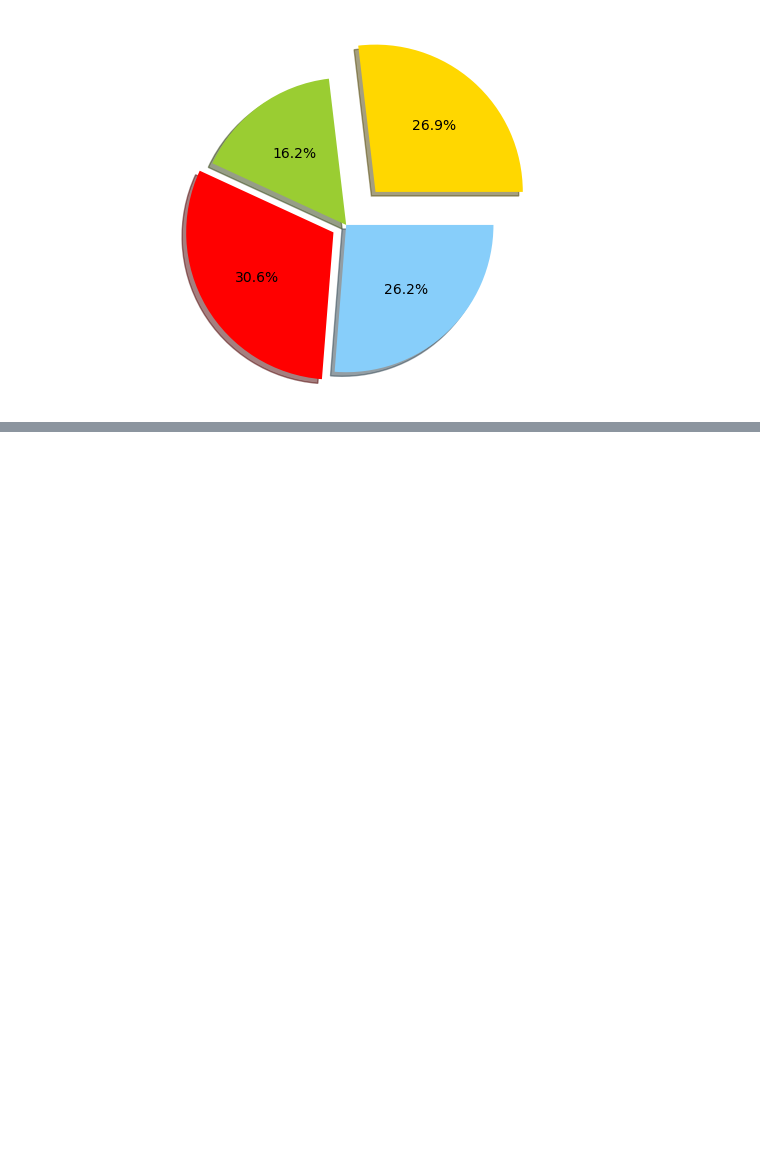
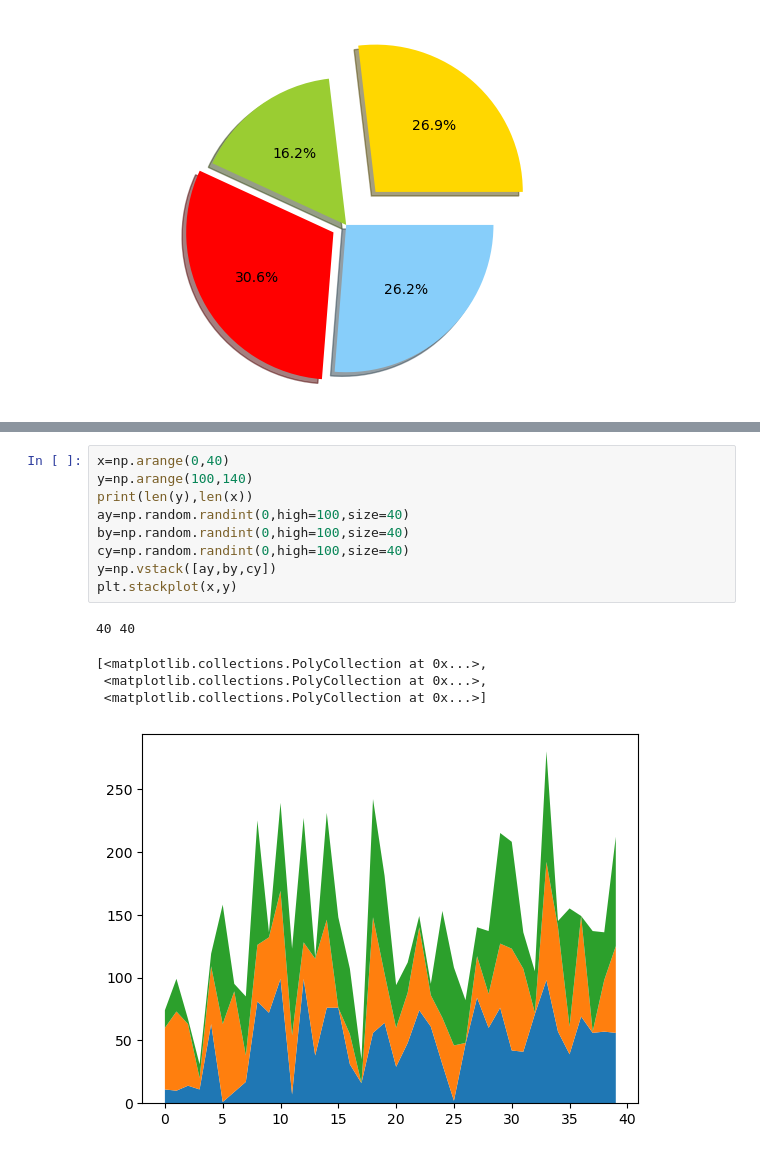
Before and after one commit to devjayswal/AI-ML-DS, a Jupyter notebook: matplotlib basic.ipynb, the cells around one changed output, grey strips where cells are left out. Cells and saved outputs as stored; diff of their text form; blank space fills up the shorter version.

```diff
--- a/matplotlib basic.ipynb
+++ b/matplotlib basic.ipynb
@@ -138,0 +163,15 @@ plt.show()
+# %%
+x=np.arange(0,40)
+y=np.arange(100,140)
+print(len(y),len(x))
+ay=np.random.randint(0,high=100,size=40)
+by=np.random.randint(0,high=100,size=40)
+cy=np.random.randint(0,high=100,size=40)
+y=np.vstack([ay,by,cy])
+plt.stackplot(x,y)
+# %% [output]
+40 40
+[<matplotlib.collections.PolyCollection at 0x...>,
+ <matplotlib.collections.PolyCollection at 0x...>,
+ <matplotlib.collections.PolyCollection at 0x...>]
+[figure, added]
```
Also changed, not shown: parts of 9 cells of this notebook.
